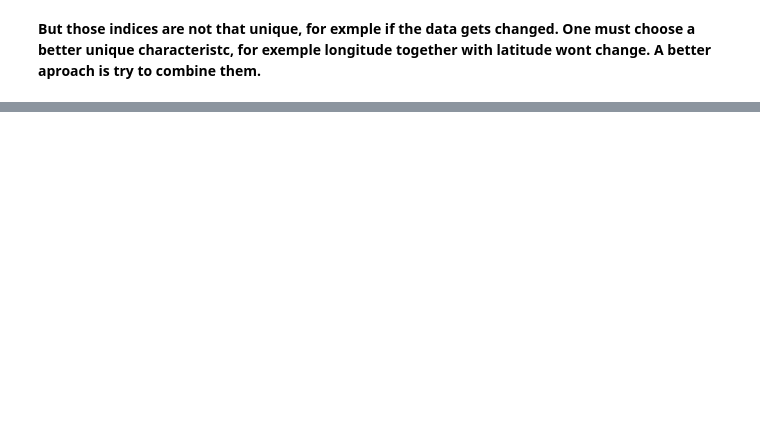
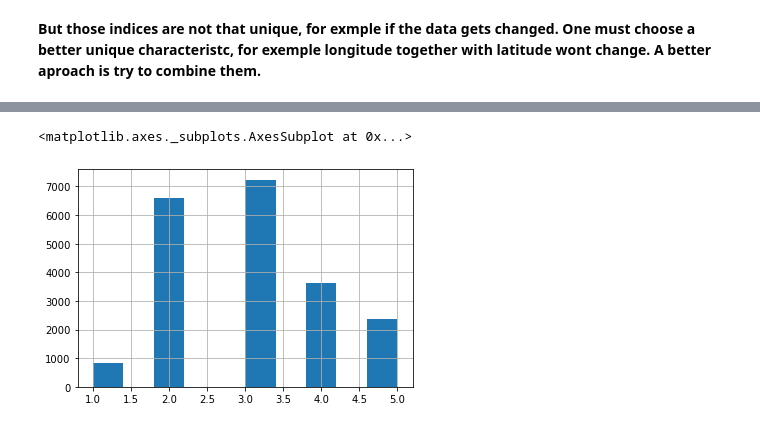
Before and after one commit to syrne/End-To-End-Machine-Learning-Project, a Jupyter notebook: Hands-on Machine Learning - Chapter #2.ipynb, the cells around one changed output, grey strips where cells are left out. Cells and saved outputs as stored; diff of their text form; code cells hidden in the pictures; blank space fills up the shorter version.

```diff
--- a/Hands-on Machine Learning - Chapter #2.ipynb
+++ b/Hands-on Machine Learning - Chapter #2.ipynb
@@ -4,7 +4,7 @@ import numpy as np
 import pandas as pd
 # %%
 def load_housing_data():
-    DATA_PATH = 'input/hands-on-machine-learning-housing-dataset/housing.csv'
+    DATA_PATH = '../input/hands-on-machine-learning-housing-dataset/housing.csv'
     data = pd.read_csv(DATA_PATH)
     return data
 # %%
@@ -90,0 +222,6 @@ housing_with_id
+# %%
+#Function below converts bin values into discrete intervals
+housing["income_cat"] = pd.cut(housing["median_income"],
+                               bins=[0., 1.5, 3.0, 4.5, 6.0, np.inf],
+                               labels=[1, 2, 3, 4, 5])
+housing
@@ -90,0 +266,5 @@ housing_with_id
+# %%
+housing["income_cat"].hist()
+# %% [output]
+<matplotlib.axes._subplots.AxesSubplot at 0x...>
+[figure, added]
```
Also changed, not shown: parts of 46 cells of this notebook.
